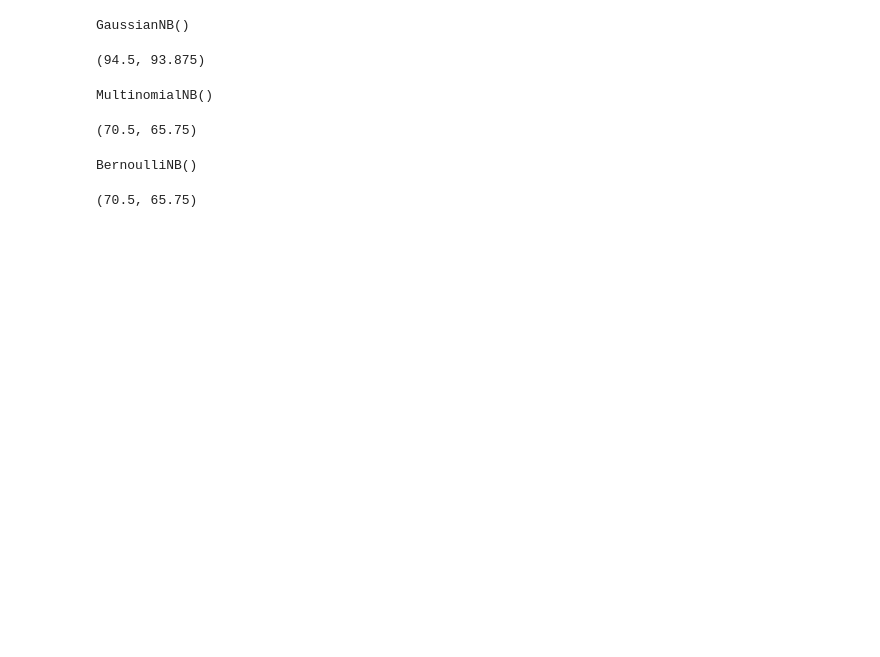
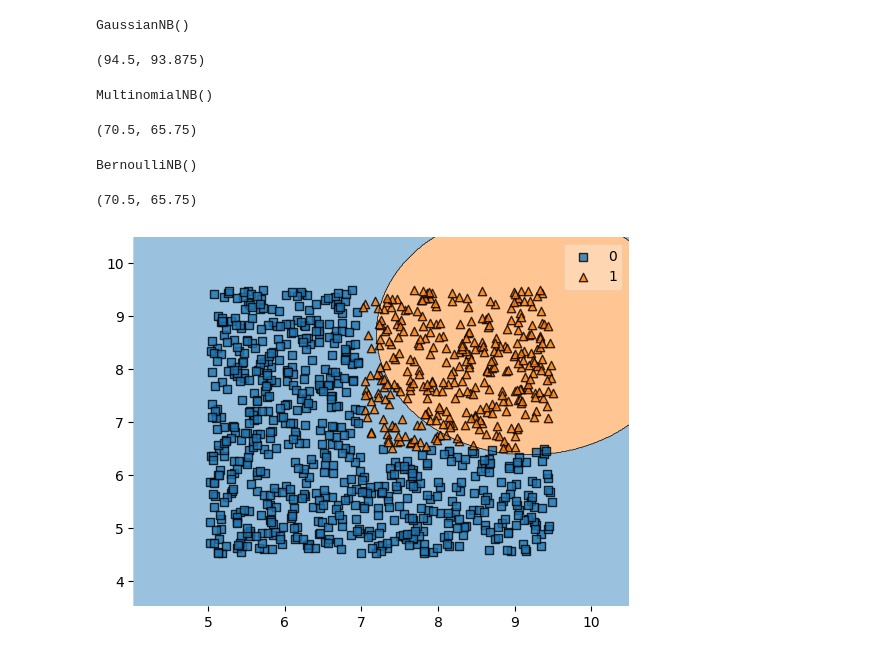
Before and after one commit to ChaturvedyShalini/ml-learning-journey, a Jupyter notebook: naive_bayes.ipynb, the cells around one changed output. Cells and saved outputs as stored; diff of their text form; code cells hidden in the pictures; blank space fills up the shorter version.

```diff
--- a/naive_bayes.ipynb
+++ b/naive_bayes.ipynb
@@ -95,3 +95,8 @@ BernoulliNB()
 bnb.score(x_test, y_test)*100, bnb.score(x_train, y_train)*100
 # %% [output]
 (70.5, 65.75)
+# %%
+plot_decision_regions(x.to_numpy(), y.to_numpy(), clf = gnb)
+plt.show()
+# %% [output]
+[figure, added]
```
Also changed, not shown: parts of 2 cells of this notebook.
